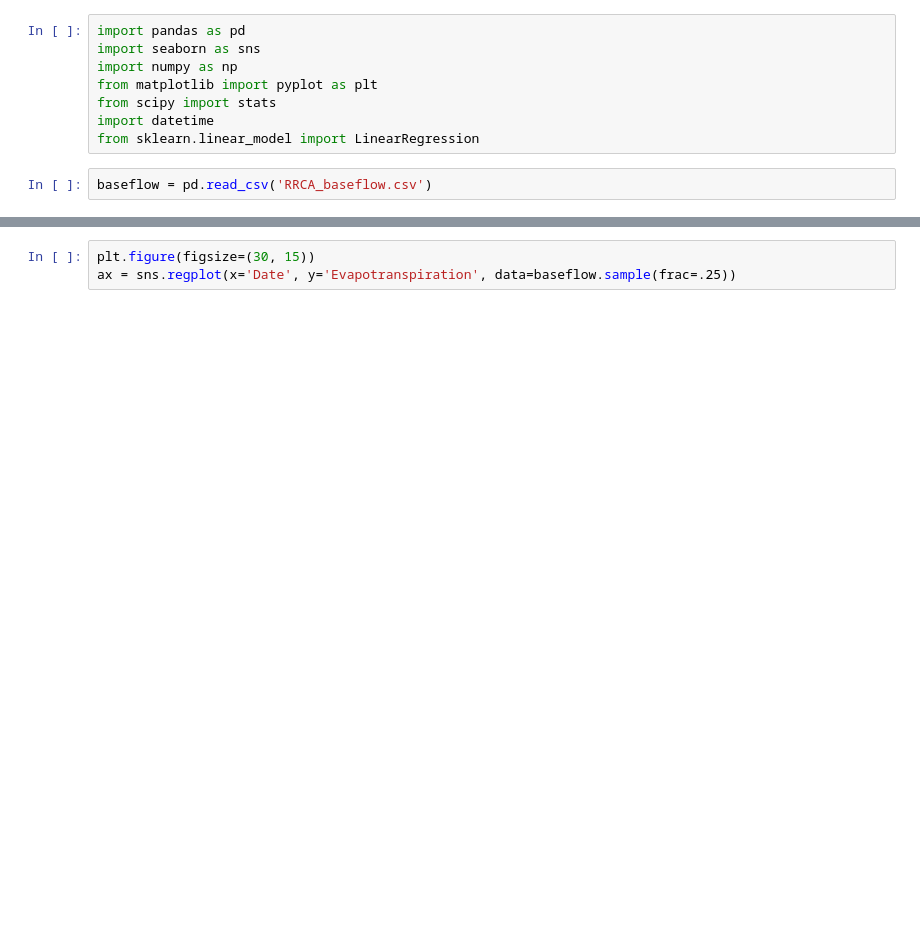
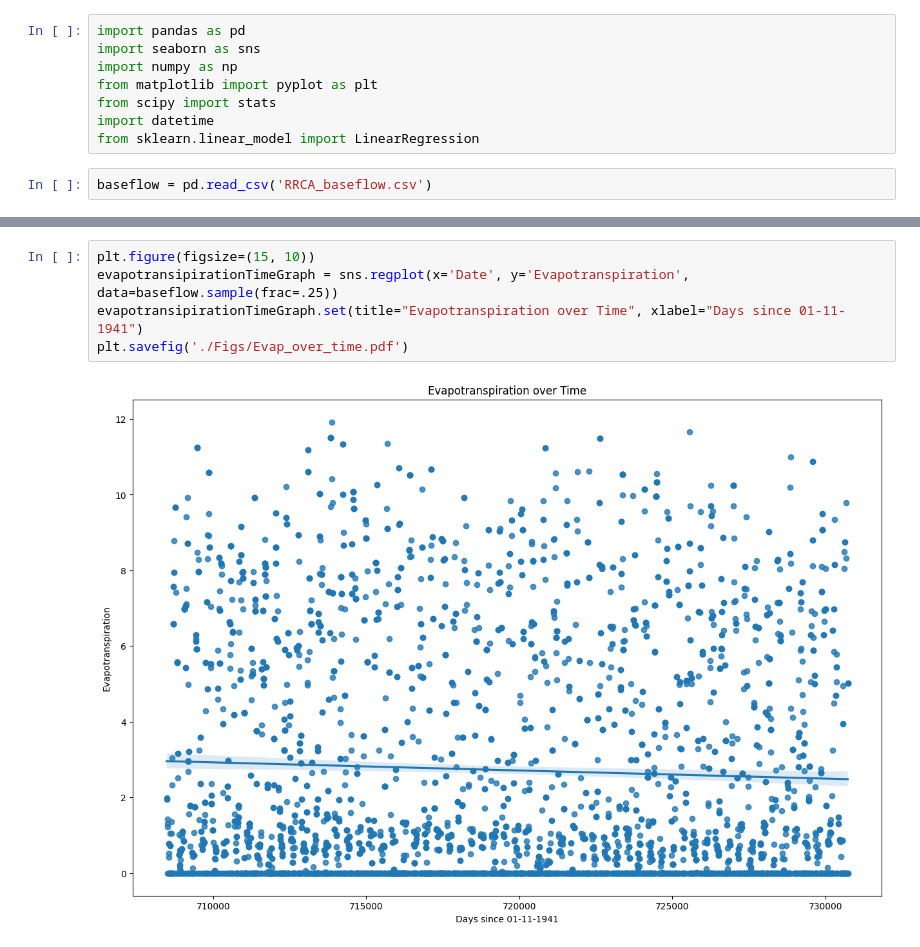
Before and after one commit to kaisermikael/project6, a Jupyter notebook: project6.ipynb, the cells around one changed output, grey strips where cells are left out. Drawn from its saved outputs; the diff is of its cells as text; blank space fills up the shorter version.

```diff
--- a/project6.ipynb
+++ b/project6.ipynb
@@ -29,4 +53,8 @@ sns.regplot(data=baseflow.sample(frac=.25), x='Irrigation_pumping', y='Observed'
 # %%
-plt.figure(figsize=(30, 15))
-ax = sns.regplot(x='Date', y='Evapotranspiration', data=baseflow.sample(frac=.25))
+plt.figure(figsize=(15, 10))
+evapotransipirationTimeGraph = sns.regplot(x='Date', y='Evapotranspiration', data=baseflow.sample(frac=.25))
+evapotransipirationTimeGraph.set(title="Evapotranspiration over Time", xlabel="Days since 01-11-1941")
+plt.savefig('./Figs/Evap_over_time.pdf')
+# %% [output]
+[figure, added]
 # %%
```
Also changed, not shown: parts of 13 cells of this notebook, 13 other files.
